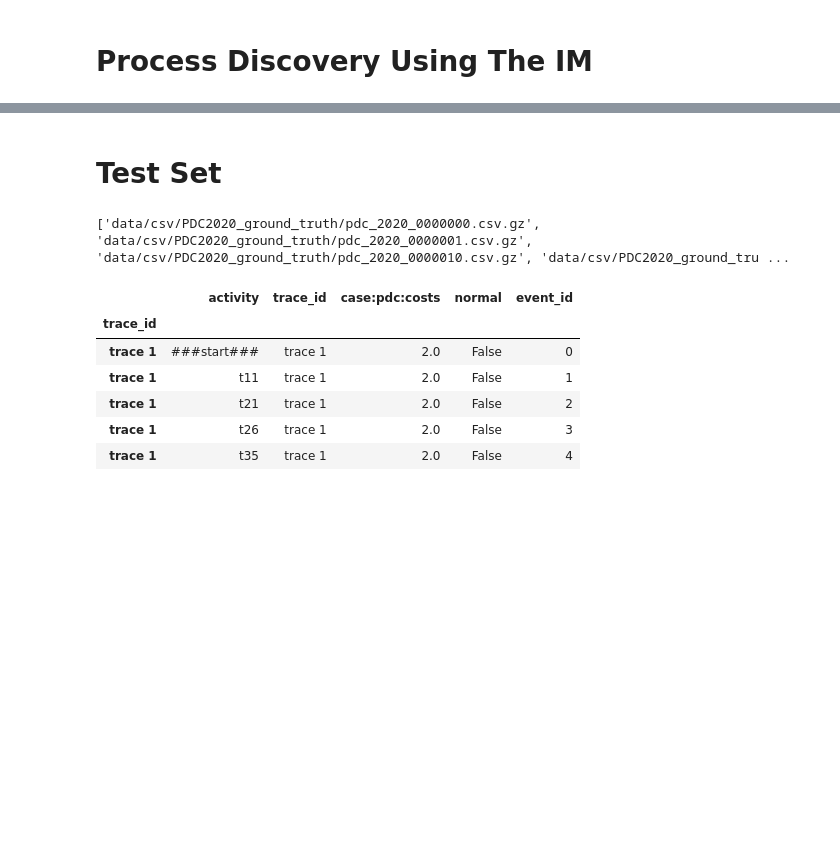
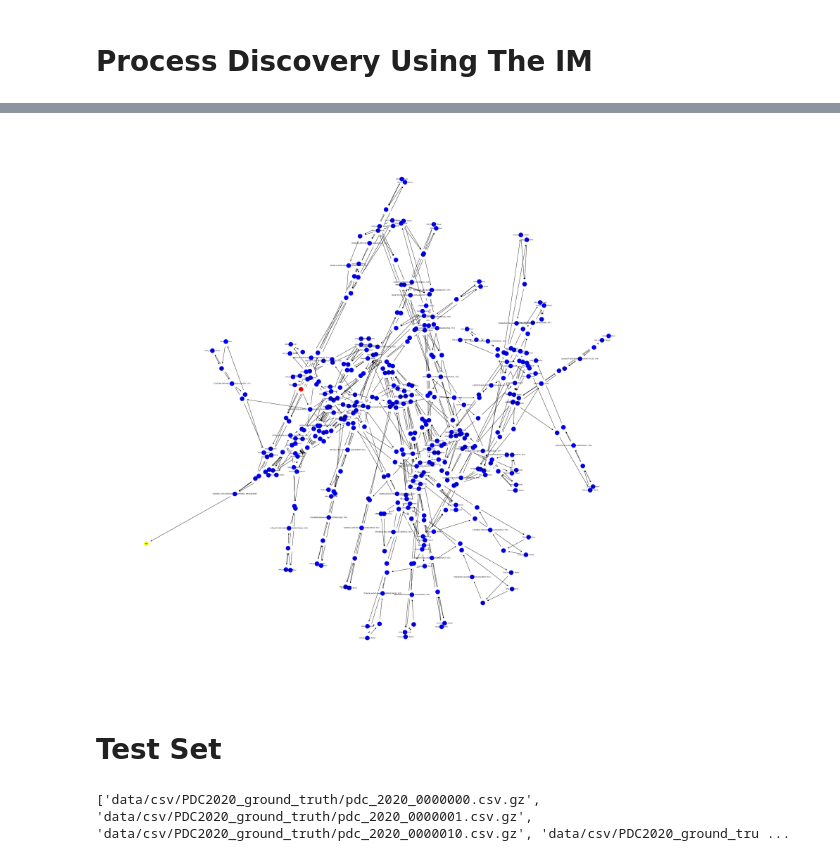
Before and after one commit to wr0om/dapnn, a Jupyter notebook: process_mining.ipynb, the cells around one changed output, grey strips where cells are left out. Drawn from its saved outputs; the diff is of its cells as text; code cells hidden in the pictures; blank space fills up the shorter version.

```diff
--- a/process_mining.ipynb
+++ b/process_mining.ipynb
@@ -49,5 +53,5 @@ model_str = 'heuristic' # Change
 # %%
-model_str = 'ILP'
+model_str = 'IM'
 # %%
 def get_process_model(log, model_str):
     if model_str == 'IM':
@@ -62,18 +75,41 @@ net, im, fm = get_process_model(log, model_str)
+# %%
+def draw_petri_net(net, im, fm):
+    graph = nx.DiGraph()
+    # Add transitions and places to the graph
+    for transition in net.transitions:
+        graph.add_node(transition, shape='circle', color='blue')
+    for place in net.places:
+        graph.add_node(place, shape='circle', color='red')
+
+    # Add arcs to the graph
+    for arc in net.arcs:
+        graph.add_edge(arc.source, arc.target, weight=arc.weight)
+
+    # Specify initial and final markings
+    node_colors = {node: 'red' if node in im else ('yellow' if node in fm else 'blue') for node in graph.nodes}
+
+    fig, ax = plt.subplots(figsize=(40, 40))  # Adjust the width and height as needed
+
+
+    # Draw the graph
+    pos = nx.spring_layout(graph)
+    nx.draw(graph, pos, with_labels=True, node_color='white', node_size=1500, font_size=6)
+    nx.draw_networkx_nodes(graph, pos, node_color=list(node_colors.values()))
+    plt.show()
+
+draw_petri_net(net, im, fm)
+# %% [output]
+[figure, added]
 # %% [markdown]
 # Test Set
 # %%
 test_path = 'data/csv/PDC2020_ground_truth/'
 test_log = import_log(test_path)
 test_log.head(5)
+
+test_log = test_log[test_log['trace_id'].str.split(' ').str[1].astype(int) < 10000]
 # %% [output]
 ['data/csv/PDC2020_ground_truth/pdc_2020_0000000.csv.gz', 'data/csv/PDC2020_ground_truth/pdc_2020_0000001.csv.gz', 'data/csv/PDC2020_ground_truth/pdc_2020_0000010.csv.gz', 'data/csv/PDC2020_ground_tru ...
-|  | activity | trace_id | case:pdc:costs | normal | event_id |
-| trace_id |  |  |  |  |  |
-| trace 1 | ###start### | trace 1 | 2.0 | False | 0 |
-| trace 1 | t11 | trace 1 | 2.0 | False | 1 |
-| trace 1 | t21 | trace 1 | 2.0 | False | 2 |
-| trace 1 | t26 | trace 1 | 2.0 | False | 3 |
-| trace 1 | t35 | trace 1 | 2.0 | False | 4 |
 # %%
 df = test_log.copy()
 df = df[['trace_id', 'normal']]
```
Also changed, not shown: parts of 8 cells of this notebook, 3 other files.
